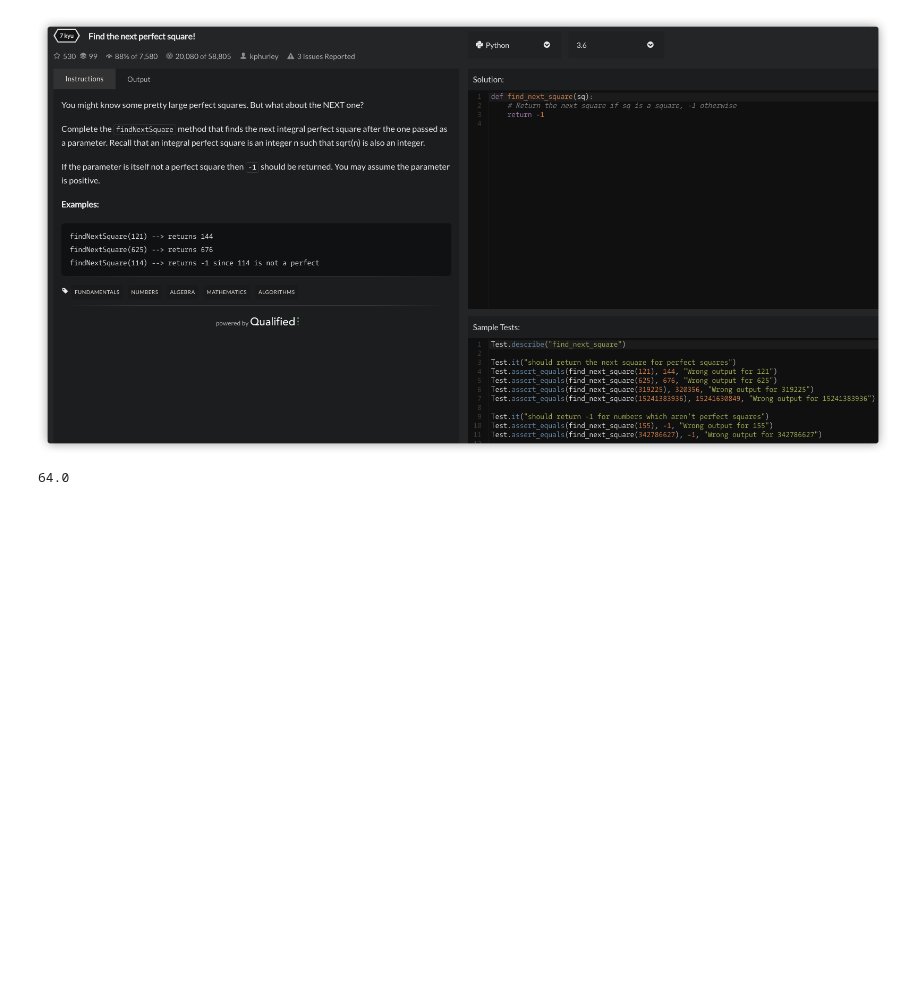
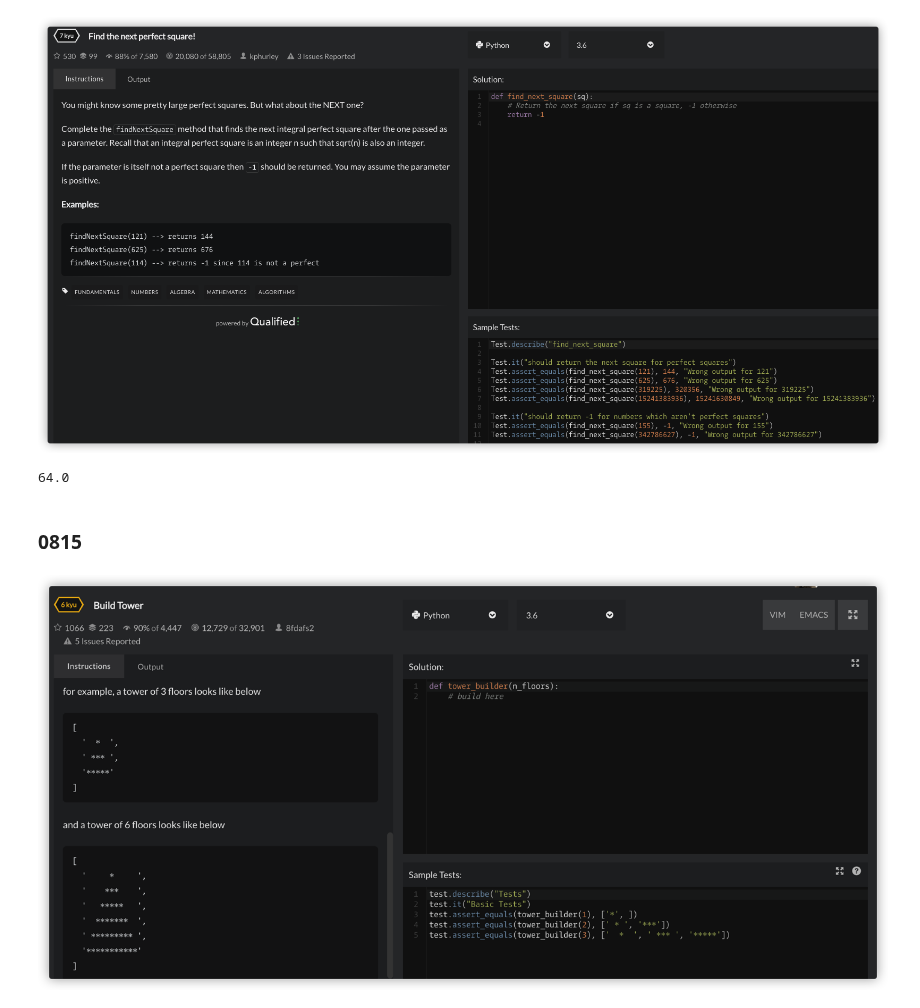
Before and after one commit to paxton615/Notes, a Jupyter notebook: Kata_Practices.ipynb, the cells around one changed output. Cells and saved outputs as stored; diff of their text form; code cells hidden in the pictures; blank space fills up the shorter version.

```diff
--- a/Kata_Practices.ipynb
+++ b/Kata_Practices.ipynb
@@ -76,3 +76,9 @@ def find_next_square(sq):
 def find_next_square(sq):
     x = sq**0.5
     return -1 if x % 1 else (x+1)**2 # 返回一个list comprehension!!!!!!
+# %% [markdown]
+### 0815
+# %%
+add_pic('kata0815.png')
+# %% [output]
+[figure, added]
```
Also changed, not shown: 1 other file.
